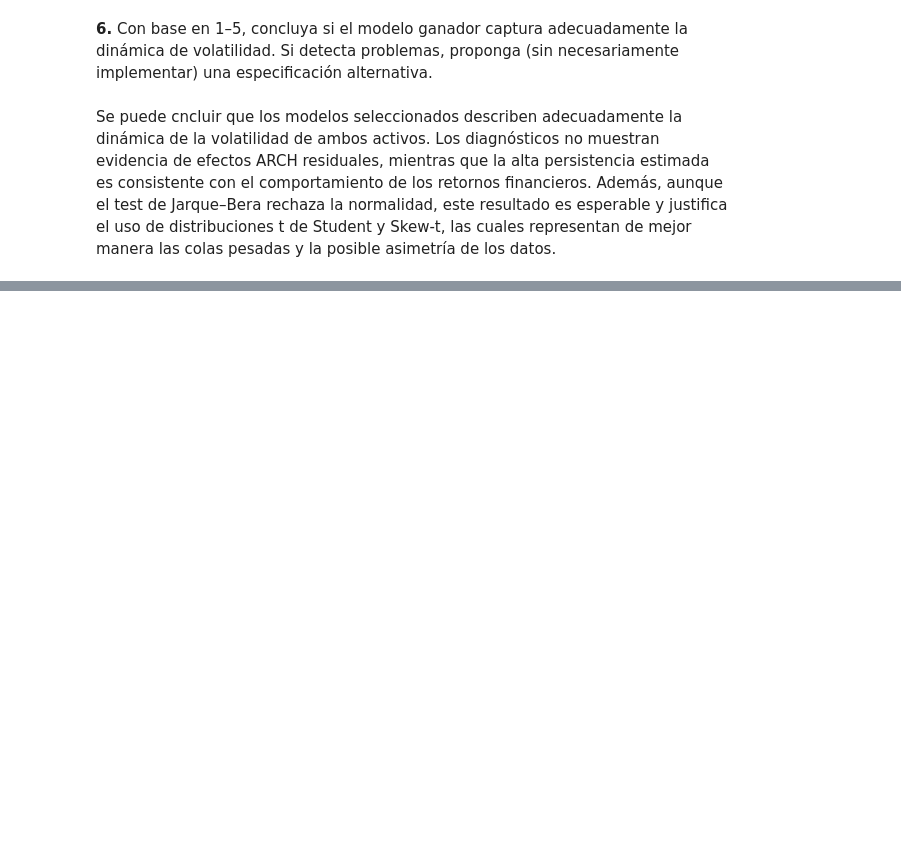
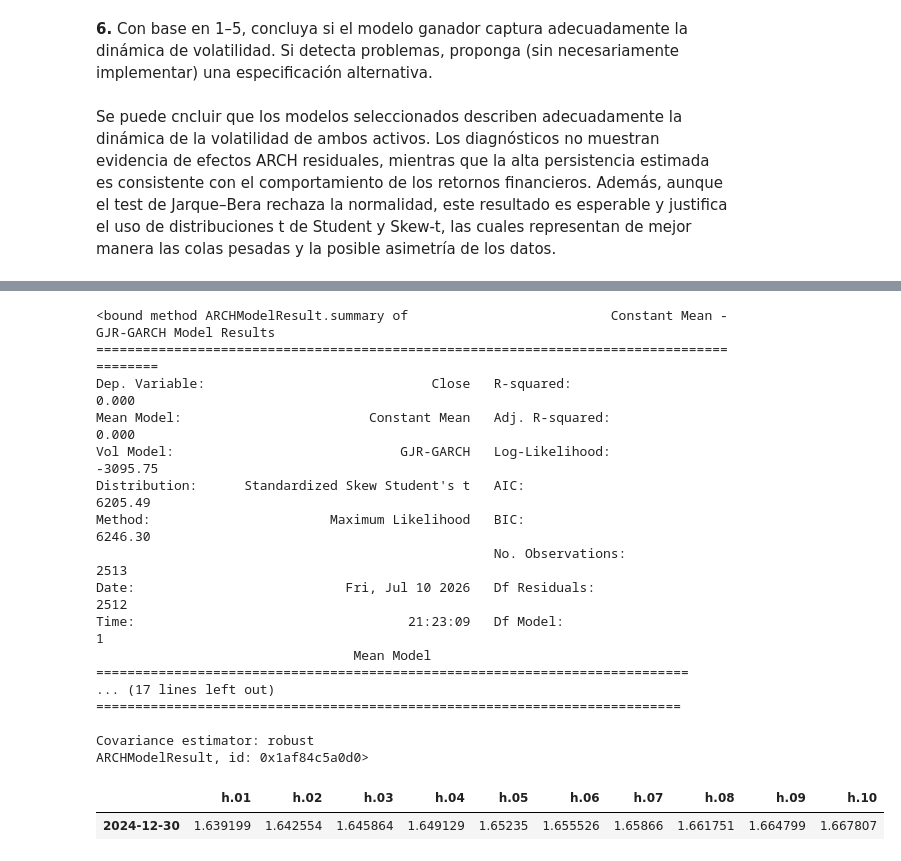
Before and after one commit to Felipe-Lopez-Vergara/ds_finance_-Lopez-, a Jupyter notebook: notebooks/HW_Sesion_5.ipynb, the cells around one changed output, grey strips where cells are left out. Drawn from its saved outputs; the diff is of its cells as text; code cells hidden in the pictures; blank space fills up the shorter version.

```diff
--- a/notebooks/HW_Sesion_5.ipynb
+++ b/notebooks/HW_Sesion_5.ipynb
@@ -2184,0 +2197,29 @@ Se puede cncluir que los modelos seleccionados describen adecuadamente la dinám
+# %%
+# Genera Forecast para Modelo GJR GARCH a 10 dias de S&P500 con distribución t y Modelo GJR-GARCH a 10 dias de S&P500 con distribución Skewt
+
+print(results_gjr_garch_sp500_skewt.summary)
+
+forecast_sp500 = results_gjr_garch_sp500_skewt.forecast(horizon = 10)
+
+# Estimacion de Varianza (Volatilidad) en diferentes ventanas de tiempo
+forecast_sp500.variance
+# %% [output]
+<bound method ARCHModelResult.summary of                          Constant Mean - GJR-GARCH Model Results
+=========================================================================================
+Dep. Variable:                             Close   R-squared:                       0.000
+Mean Model:                        Constant Mean   Adj. R-squared:                  0.000
+Vol Model:                             GJR-GARCH   Log-Likelihood:               -3095.75
+Distribution:      Standardized Skew Student's t   AIC:                           6205.49
+Method:                       Maximum Likelihood   BIC:                           6246.30
+                                                   No. Observations:                 2513
+Date:                           Fri, Jul 10 2026   Df Residuals:                     2512
+Time:                                   21:23:09   Df Model:                            1
+                                 Mean Model
+============================================================================
+... (17 lines left out)
+===========================================================================
+
+Covariance estimator: robust
+ARCHModelResult, id: 0x1af84c5a0d0>
+|  | h.01 | h.02 | h.03 | h.04 | h.05 | h.06 | h.07 | h.08 | h.09 | h.10 |
+| 2024-12-30 | 1.639199 | 1.642554 | 1.645864 | 1.649129 | 1.65235 | 1.655526 | 1.65866 | 1.661751 | 1.664799 | 1.667807 |
```
Also changed, not shown: parts of 50 cells of this notebook.
